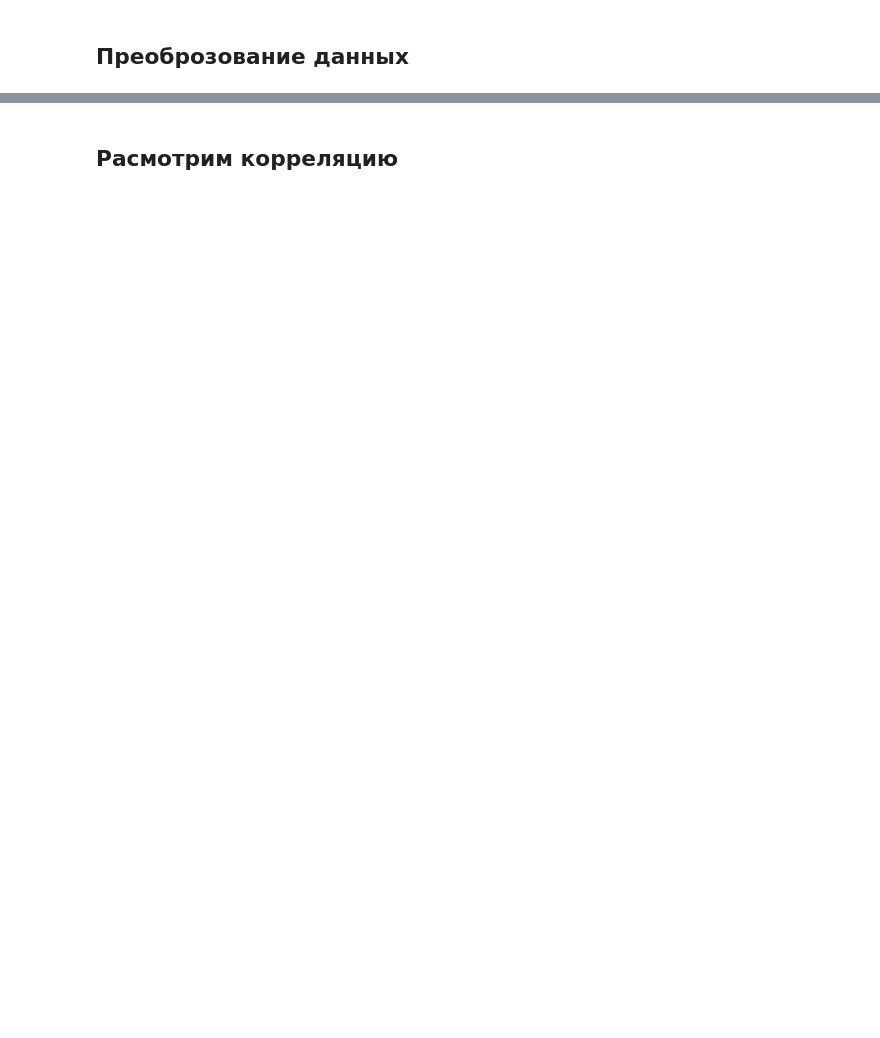
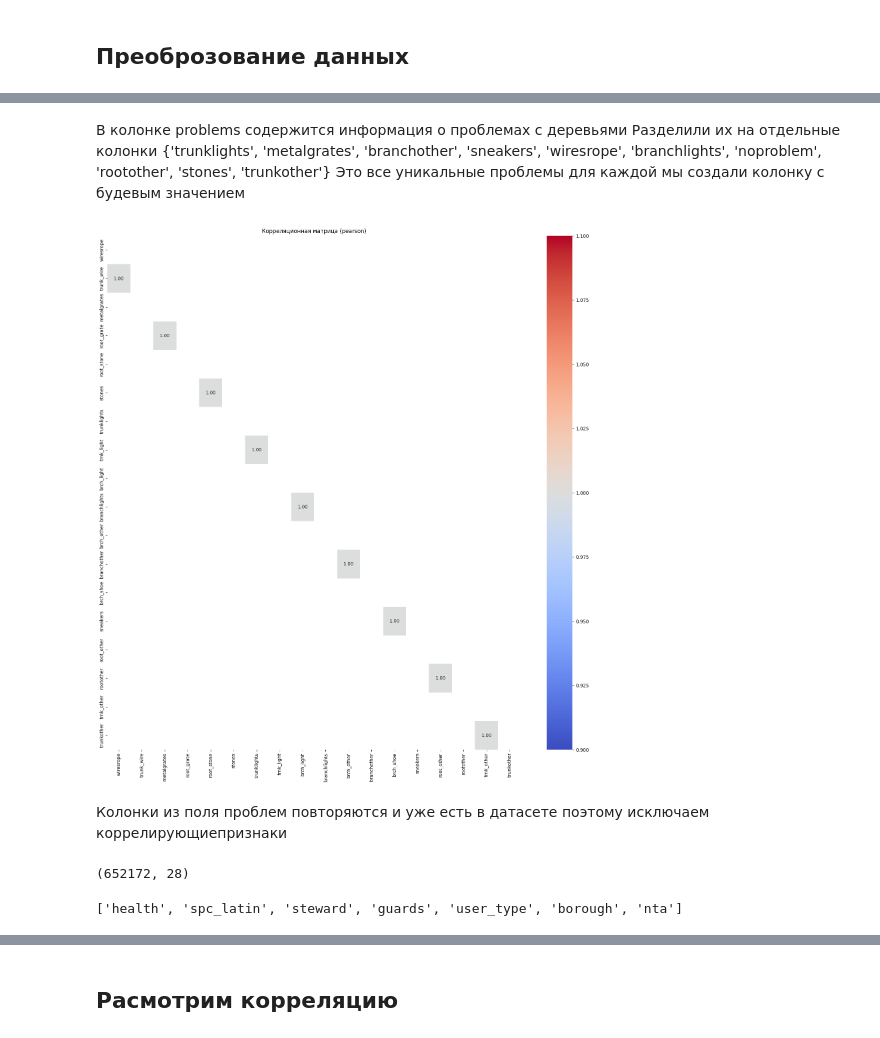
Before and after one commit to AleksTurov/street_tree, a Jupyter notebook: notebook/sreet_tree.ipynb, the cells around one changed output, grey strips where cells are left out. Drawn from its saved outputs; the diff is of its cells as text; code cells hidden in the pictures; blank space fills up the shorter version.

```diff
--- a/notebook/sreet_tree.ipynb
+++ b/notebook/sreet_tree.ipynb
@@ -273,8 +321,7 @@ def df_fillna(df):
     df['sidewalk'].fillna('NoDamage',inplace=True)
     df['problems'].fillna('NoProblem',inplace=True)
     df['steward'].fillna('None',inplace=True)
-    df['guards'].fillna('None',inplace=True)
-    df['bbl'].fillna('No observation',inplace=True)
+    df['guards'].fillna('Unsure',inplace=True)
     return df
 df = df_fillna(df)
 df.isna().sum().sort_values(ascending=False).head(10)
@@ -346,3 +339,0 @@ Name: count, Length: 232, dtype: int64
-# %%
-# Разделение строки с проблемами на отдельные проблемы
-df['problems'] = df['problems'].str.split(',')
@@ -352,0 +379,5 @@ Series([], Name: count, dtype: int64)
+# %% [markdown]
+В колонке problems содержится информация о проблемах с деревьями
+Разделили их на отдельные колонки
+{'trunklights', 'metalgrates', 'branchother', 'sneakers', 'wiresrope', 'branchlights', 'noproblem', 'rootother', 'stones', 'trunkother'}
+Это все уникальные проблемы для каждой мы создали колонку с будевым значением
@@ -352,0 +407,31 @@ Series([], Name: count, dtype: int64)
+# %%
+new_columns =  [
+            "wiresrope",
+            "trunk_wire",
+            "metalgrates",
+            "root_grate",
+            "root_stone",
+            "stones",
+            "trunklights",
+            "trnk_light",
+            "brch_light",
+            "branchlights",
+            "brch_other",
+            "branchother",
+            "brch_shoe",
+            "sneakers",
+            "root_other",
+            "rootother",
+            "trnk_other",
+            "trunkother",
+        ]
+# %%
+plot_corr_matrix(
+    df[new_columns
+    ],
+    method="pearson",
+)
+# %% [output]
+[figure, added]
+# %% [markdown]
+Колонки из поля проблем повторяются и уже есть в датасете поэтому исключаем коррелирующиепризнаки
@@ -352,0 +441,10 @@ Series([], Name: count, dtype: int64)
+# %%
+df = df.drop(columns=drop_columns)
+df.shape
+# %% [output]
+(652172, 28)
+# %%
+categorical_columns = df.select_dtypes(include='object').columns.tolist()
+categorical_columns
+# %% [output]
+['health', 'spc_latin', 'steward', 'guards', 'user_type', 'borough', 'nta']
```
Also changed, not shown: parts of 22 cells of this notebook, 1 other file.
